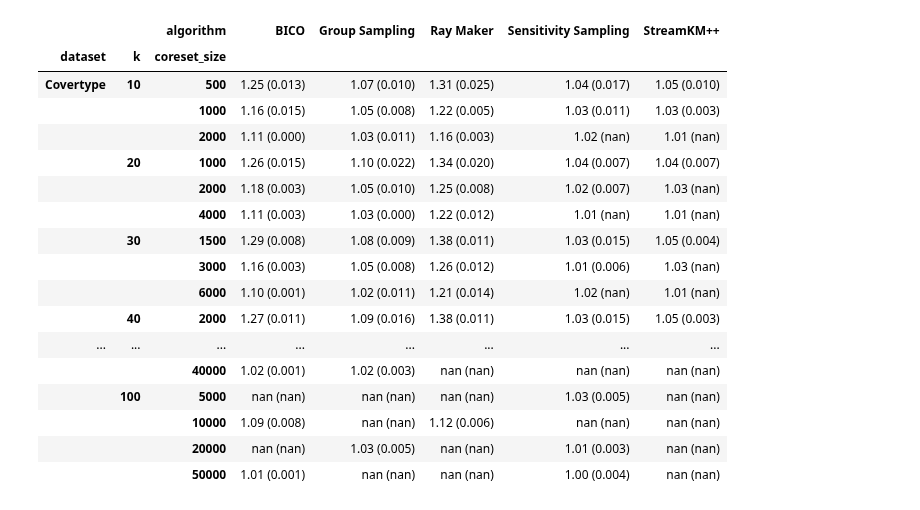
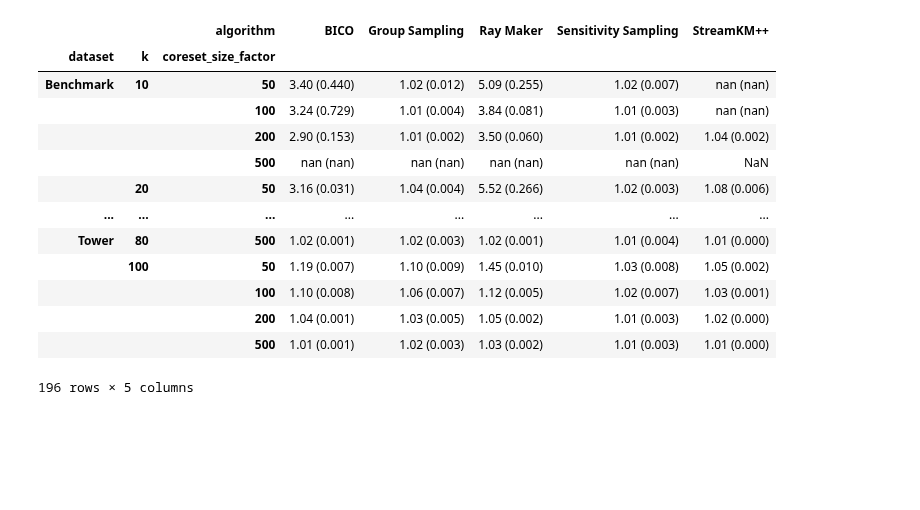
Before and after one commit to sheikhomar/coresets-bench, a Jupyter notebook: pynb/27-updated-results.ipynb, the cells around one changed output. Drawn from its saved outputs; the diff is of its cells as text; code cells hidden in the pictures; blank space fills up the shorter version.

Commit message:
Update results notebook.

```diff
--- a/pynb/27-updated-results.ipynb
+++ b/pynb/27-updated-results.ipynb
@@ -65,6 +65,12 @@ def get_dataset_print_name(run_info):
     return run_info.dataset
 
 
+def compute_distortion(real_cost, coreset_cost):
+    if real_cost is not None and coreset_cost is not None:
+        return max(float(real_cost/coreset_cost), float(coreset_cost/real_cost))
+    return None
+
+
 def get_costs(file_paths):
     costs = []
     for index, run_file_path in enumerate(file_paths):
@@ -73,9 +79,10 @@ def get_costs(file_paths):
             continue
         real_cost = load_cost_from_file(run_file_path.parent / "real_cost.txt")
         coreset_cost = load_cost_from_file(run_file_path.parent / "coreset_cost.txt")
-        distortion = None
-        if real_cost is not None and coreset_cost is not None:
-            distortion = max(float(real_cost/coreset_cost), float(coreset_cost/real_cost))
+        real_cost_synthetic = load_cost_from_file(run_file_path.parent / "real_cost_synthetic.txt")
+        coreset_cost_synthetic = load_cost_from_file(run_file_path.parent / "coreset_cost_synthetic.txt")
+        distortion = compute_distortion(real_cost, coreset_cost)
+        distortion_synthetic = compute_distortion(real_cost_synthetic, coreset_cost_synthetic)
         costs.append({
             "dataset": get_dataset_print_name(run_info),
             "algorithm": get_algorithm_name(run_info),
@@ -86,6 +93,9 @@ def get_costs(file_paths):
             "real_cost": real_cost,
             "coreset_cost": coreset_cost,
             "distortion": distortion,
+            "real_cost_synthetic": real_cost_synthetic,
+            "coreset_cost_synthetic": coreset_cost_synthetic,
+            "distortion_synthetic": distortion_synthetic,
             "run_file_path": str(run_file_path),
         })
     df_data = pd.DataFrame(costs)
@@ -107,6 +117,8 @@ def aggregate_costs(df_costs: pd.DataFrame):
         distortion_median=("distortion", "median"),
         distortion_std=("distortion", "std"),
         distortion_max=("distortion", "max"),
+        distortion_synthetic_mean=("distortion_synthetic", "mean"),
+        distortion_synthetic_std=("distortion_synthetic", "std"),
     )
     df_aggr_costs["running_time"] = pd.to_timedelta(df_aggr_costs.running_time_mean, unit='s')
     df_aggr_costs["running_time_formatted"] = df_aggr_costs["running_time"].map(
@@ -173,7 +185,7 @@ def add_combined_mean_std(df: pd.DataFrame, attr: str):
         return f"{mean:0.2f} ({std:0.3f})"
     df[f"{attr}_mean_std"] = df.apply(lambda x: combiner(x), axis=1)
 # %%
-data_results_dir = Path("../data/experiments-odin/")
+data_results_dir = Path("../data/experiments-skadi/experiments/")
 run_files = list(data_results_dir.glob("**/*.json"))
 # %%
 len(run_files)
@@ -204,31 +242,27 @@ df_aggr_costs["k_formatted"] = "$k$=" + df_aggr_costs["k"].astype(str)
 # %%
 add_combined_mean_std(df=df_aggr_costs, attr="distortion")
 
 df_results_table = pd.pivot_table(
     data=df_aggr_costs,
     values="distortion_mean_std",
-    index=["dataset", "k", "coreset_size"],
+    index=["dataset", "k", "coreset_size_factor"],
     columns=["algorithm"],
     aggfunc=lambda x: ' '.join(x)
 )
 
 df_results_table
 # %% [output]
 |  |  | algorithm | BICO | Group Sampling | Ray Maker | Sensitivity Sampling | StreamKM++ |
-| dataset | k | coreset_size |  |  |  |  |  |
-| Covertype | 10 | 500 | 1.25 (0.013) | 1.07 (0.010) | 1.31 (0.025) | 1.04 (0.017) | 1.05 (0.010) |
-|  |  | 1000 | 1.16 (0.015) | 1.05 (0.008) | 1.22 (0.005) | 1.03 (0.011) | 1.03 (0.003) |
-|  |  | 2000 | 1.11 (0.000) | 1.03 (0.011) | 1.16 (0.003) | 1.02 (nan) | 1.01 (nan) |
-|  | 20 | 1000 | 1.26 (0.015) | 1.10 (0.022) | 1.34 (0.020) | 1.04 (0.007) | 1.04 (0.007) |
-|  |  | 2000 | 1.18 (0.003) | 1.05 (0.010) | 1.25 (0.008) | 1.02 (0.007) | 1.03 (nan) |
-|  |  | 4000 | 1.11 (0.003) | 1.03 (0.000) | 1.22 (0.012) | 1.01 (nan) | 1.01 (nan) |
-|  | 30 | 1500 | 1.29 (0.008) | 1.08 (0.009) | 1.38 (0.011) | 1.03 (0.015) | 1.05 (0.004) |
-|  |  | 3000 | 1.16 (0.003) | 1.05 (0.008) | 1.26 (0.012) | 1.01 (0.006) | 1.03 (nan) |
-|  |  | 6000 | 1.10 (0.001) | 1.02 (0.011) | 1.21 (0.014) | 1.02 (nan) | 1.01 (nan) |
-|  | 40 | 2000 | 1.27 (0.011) | 1.09 (0.016) | 1.38 (0.011) | 1.03 (0.015) | 1.05 (0.003) |
+| dataset | k | coreset_size_factor |  |  |  |  |  |
+| Benchmark | 10 | 50 | 3.40 (0.440) | 1.02 (0.012) | 5.09 (0.255) | 1.02 (0.007) | nan (nan) |
+|  |  | 100 | 3.24 (0.729) | 1.01 (0.004) | 3.84 (0.081) | 1.01 (0.003) | nan (nan) |
+|  |  | 200 | 2.90 (0.153) | 1.01 (0.002) | 3.50 (0.060) | 1.01 (0.002) | 1.04 (0.002) |
+|  |  | 500 | nan (nan) | nan (nan) | nan (nan) | nan (nan) | NaN |
+|  | 20 | 50 | 3.16 (0.031) | 1.04 (0.004) | 5.52 (0.266) | 1.02 (0.003) | 1.08 (0.006) |
 | ... | ... | ... | ... | ... | ... | ... | ... |
-|  |  | 40000 | 1.02 (0.001) | 1.02 (0.003) | nan (nan) | nan (nan) | nan (nan) |
-|  | 100 | 5000 | nan (nan) | nan (nan) | nan (nan) | 1.03 (0.005) | nan (nan) |
-|  |  | 10000 | 1.09 (0.008) | nan (nan) | 1.12 (0.006) | nan (nan) | nan (nan) |
-|  |  | 20000 | nan (nan) | 1.03 (0.005) | nan (nan) | 1.01 (0.003) | nan (nan) |
-|  |  | 50000 | 1.01 (0.001) | nan (nan) | nan (nan) | 1.00 (0.004) | nan (nan) |
+| Tower | 80 | 500 | 1.02 (0.001) | 1.02 (0.003) | 1.02 (0.001) | 1.01 (0.004) | 1.01 (0.000) |
+|  | 100 | 50 | 1.19 (0.007) | 1.10 (0.009) | 1.45 (0.010) | 1.03 (0.008) | 1.05 (0.002) |
+|  |  | 100 | 1.10 (0.008) | 1.06 (0.007) | 1.12 (0.005) | 1.02 (0.007) | 1.03 (0.001) |
+|  |  | 200 | 1.04 (0.001) | 1.03 (0.005) | 1.05 (0.002) | 1.01 (0.003) | 1.02 (0.000) |
+|  |  | 500 | 1.01 (0.001) | 1.02 (0.003) | 1.03 (0.002) | 1.01 (0.003) | 1.01 (0.000) |
+196 rows × 5 columns
```
Also changed, not shown: parts of 9 cells of this notebook.
